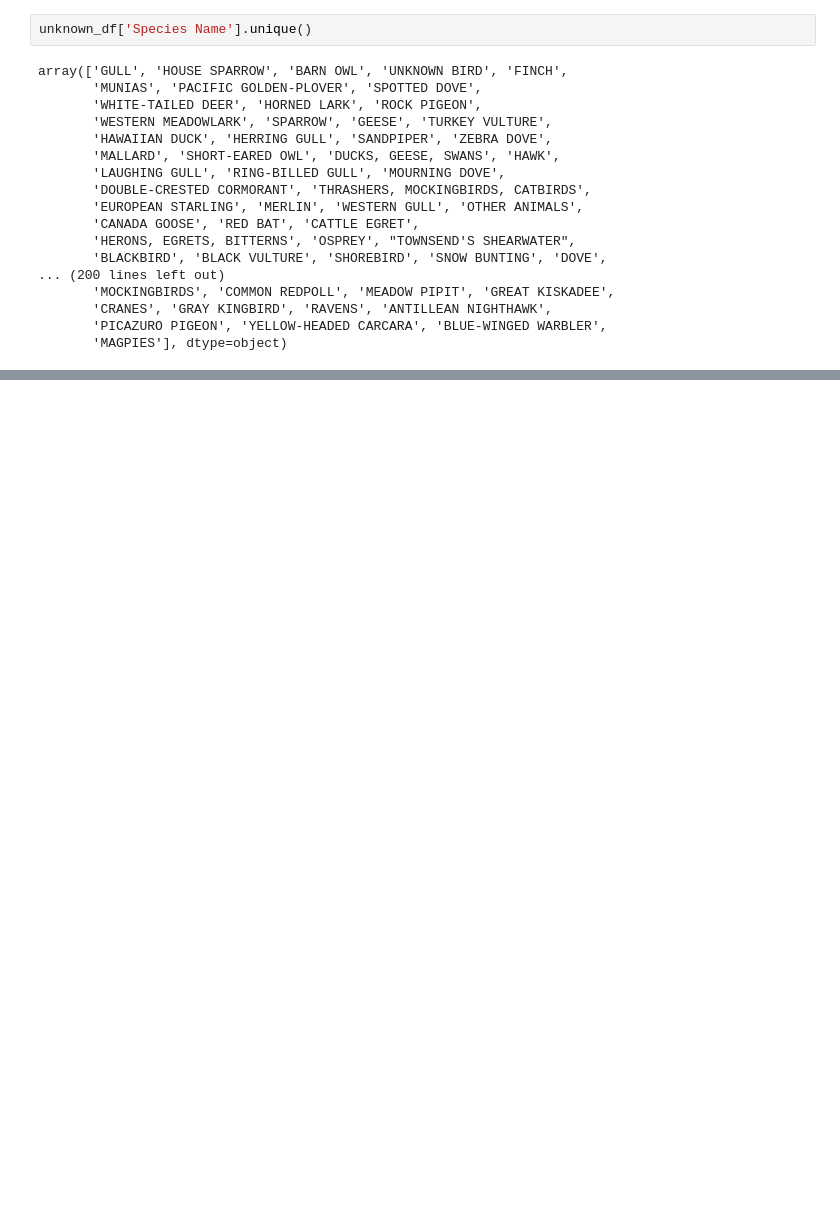
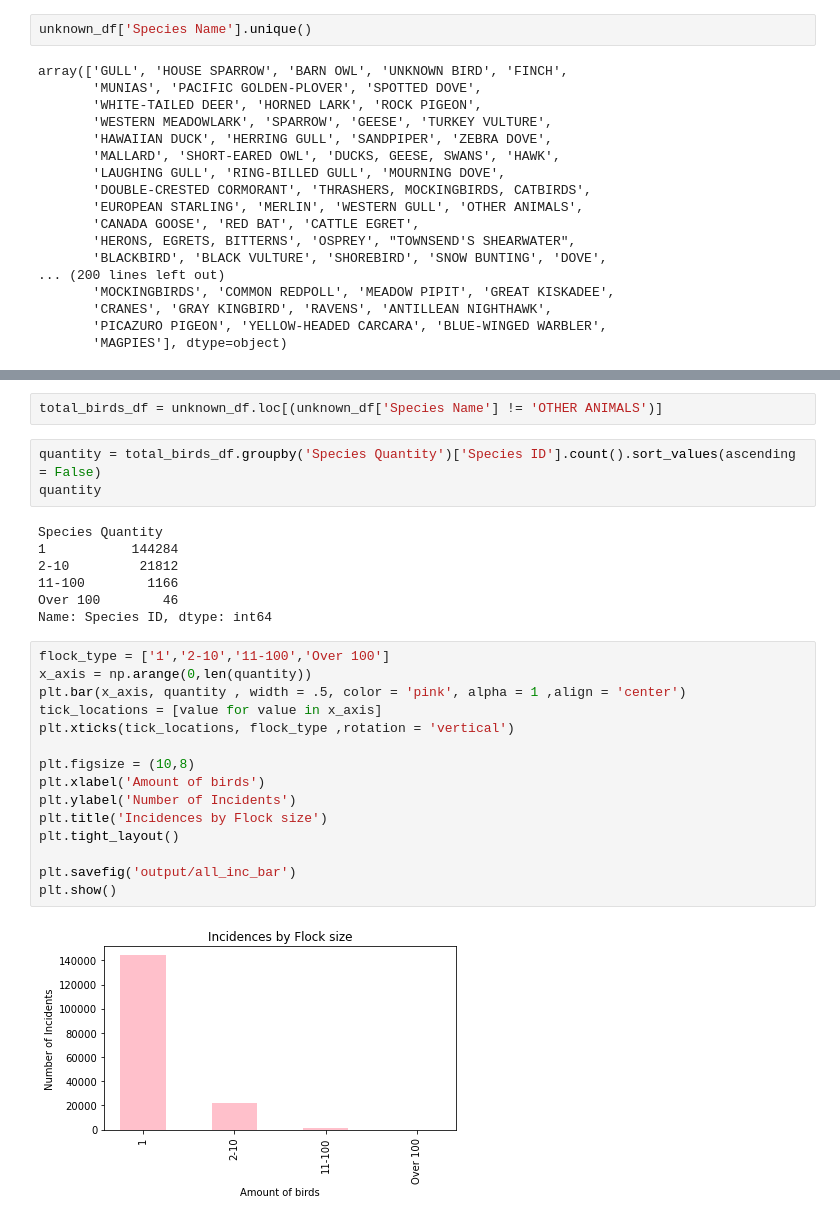
Before and after one commit to kplam624/Birds-Plane-Incident-Analysis, a Jupyter notebook: Question 2.ipynb, the cells around one changed output, grey strips where cells are left out. Drawn from its saved outputs; the diff is of its cells as text; blank space fills up the shorter version.

```diff
--- a/Question 2.ipynb
+++ b/Question 2.ipynb
@@ -155,0 +164,29 @@ Name: Record ID, dtype: int64
+# %%
+total_birds_df = unknown_df.loc[(unknown_df['Species Name'] != 'OTHER ANIMALS')]
+# %%
+quantity = total_birds_df.groupby('Species Quantity')['Species ID'].count().sort_values(ascending = False)
+quantity
+# %% [output]
+Species Quantity
+1           144284
+2-10         21812
+11-100        1166
+Over 100        46
+Name: Species ID, dtype: int64
+# %%
+flock_type = ['1','2-10','11-100','Over 100']
+x_axis = np.arange(0,len(quantity))
+plt.bar(x_axis, quantity , width = .5, color = 'pink', alpha = 1 ,align = 'center')
+tick_locations = [value for value in x_axis]
+plt.xticks(tick_locations, flock_type ,rotation = 'vertical')
+
+plt.figsize = (10,8)
+plt.xlabel('Amount of birds')
+plt.ylabel('Number of Incidents')
+plt.title('Incidences by Flock size')
+plt.tight_layout()
+
+plt.savefig('output/all_inc_bar')
+plt.show()
+# %% [output]
+[figure, added]
```
Also changed, not shown: parts of 8 cells of this notebook, 5 other files.
